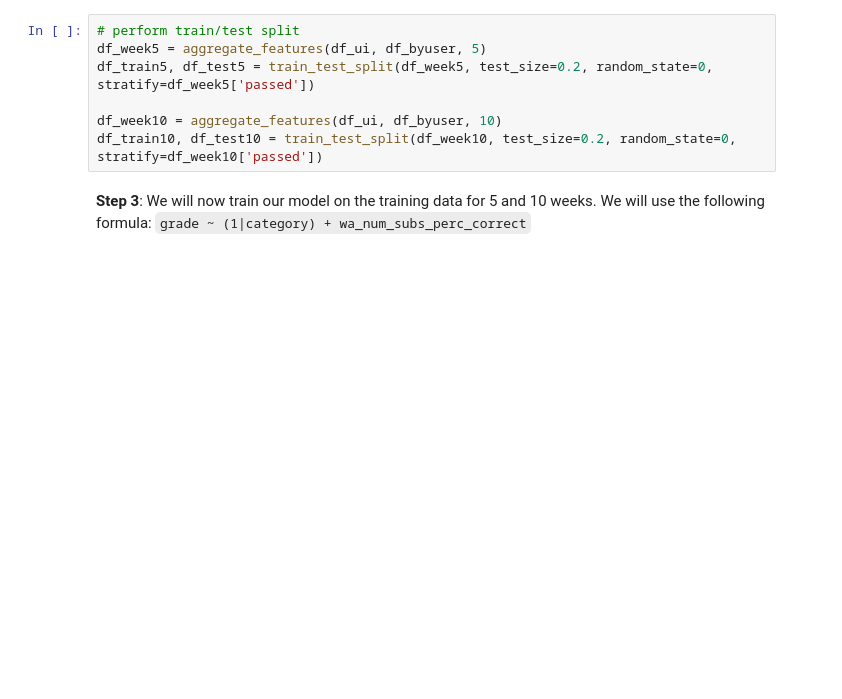
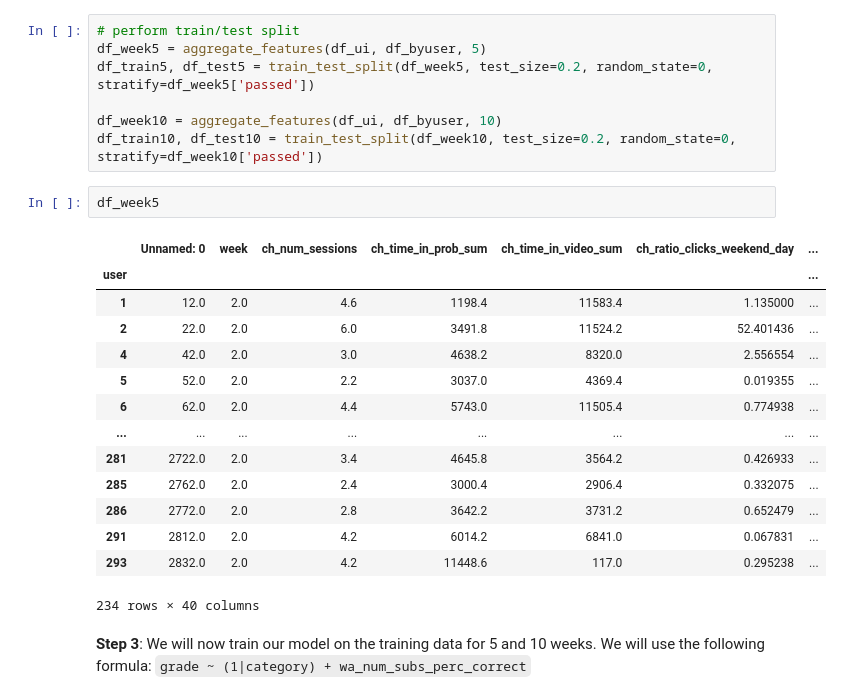
Before and after one commit to aybarsyazici/EPFL-CS421-MLBD, a Jupyter notebook: lectures/week-03/03-student-version.ipynb, the cells around one changed output. Drawn from its saved outputs; the diff is of its cells as text; blank space fills up the shorter version.

Commit message:
feat: some more week content

````diff
--- a/lectures/week-03/03-student-version.ipynb
+++ b/lectures/week-03/03-student-version.ipynb
@@ -133,6 +131,23 @@ df_train5, df_test5 = train_test_split(df_week5, test_size=0.2, random_state=0,
 
 df_week10 = aggregate_features(df_ui, df_byuser, 10)
 df_train10, df_test10 = train_test_split(df_week10, test_size=0.2, random_state=0,  stratify=df_week10['passed'])
+# %%
+df_week5
+# %% [output]
+|  | Unnamed: 0 | week | ch_num_sessions | ch_time_in_prob_sum | ch_time_in_video_sum | ch_ratio_clicks_weekend_day | ... |
+| user |  |  |  |  |  |  | ... |
+| 1 | 12.0 | 2.0 | 4.6 | 1198.4 | 11583.4 | 1.135000 | ... |
+| 2 | 22.0 | 2.0 | 6.0 | 3491.8 | 11524.2 | 52.401436 | ... |
+| 4 | 42.0 | 2.0 | 3.0 | 4638.2 | 8320.0 | 2.556554 | ... |
+| 5 | 52.0 | 2.0 | 2.2 | 3037.0 | 4369.4 | 0.019355 | ... |
+| 6 | 62.0 | 2.0 | 4.4 | 5743.0 | 11505.4 | 0.774938 | ... |
+| ... | ... | ... | ... | ... | ... | ... | ... |
+| 281 | 2722.0 | 2.0 | 3.4 | 4645.8 | 3564.2 | 0.426933 | ... |
+| 285 | 2762.0 | 2.0 | 2.4 | 3000.4 | 2906.4 | 0.332075 | ... |
+| 286 | 2772.0 | 2.0 | 2.8 | 3642.2 | 3731.2 | 0.652479 | ... |
+| 291 | 2812.0 | 2.0 | 4.2 | 6014.2 | 6841.0 | 0.067831 | ... |
+| 293 | 2832.0 | 2.0 | 4.2 | 11448.6 | 117.0 | 0.295238 | ... |
+234 rows × 40 columns
 # %% [markdown]
 **Step 3**: We will now train our model on the training data for 5 and 10 weeks. We will use the following formula:
 ```grade ~ (1|category) + wa_num_subs_perc_correct```
````
Also changed, not shown: parts of 5 cells of this notebook, 7 other files.
